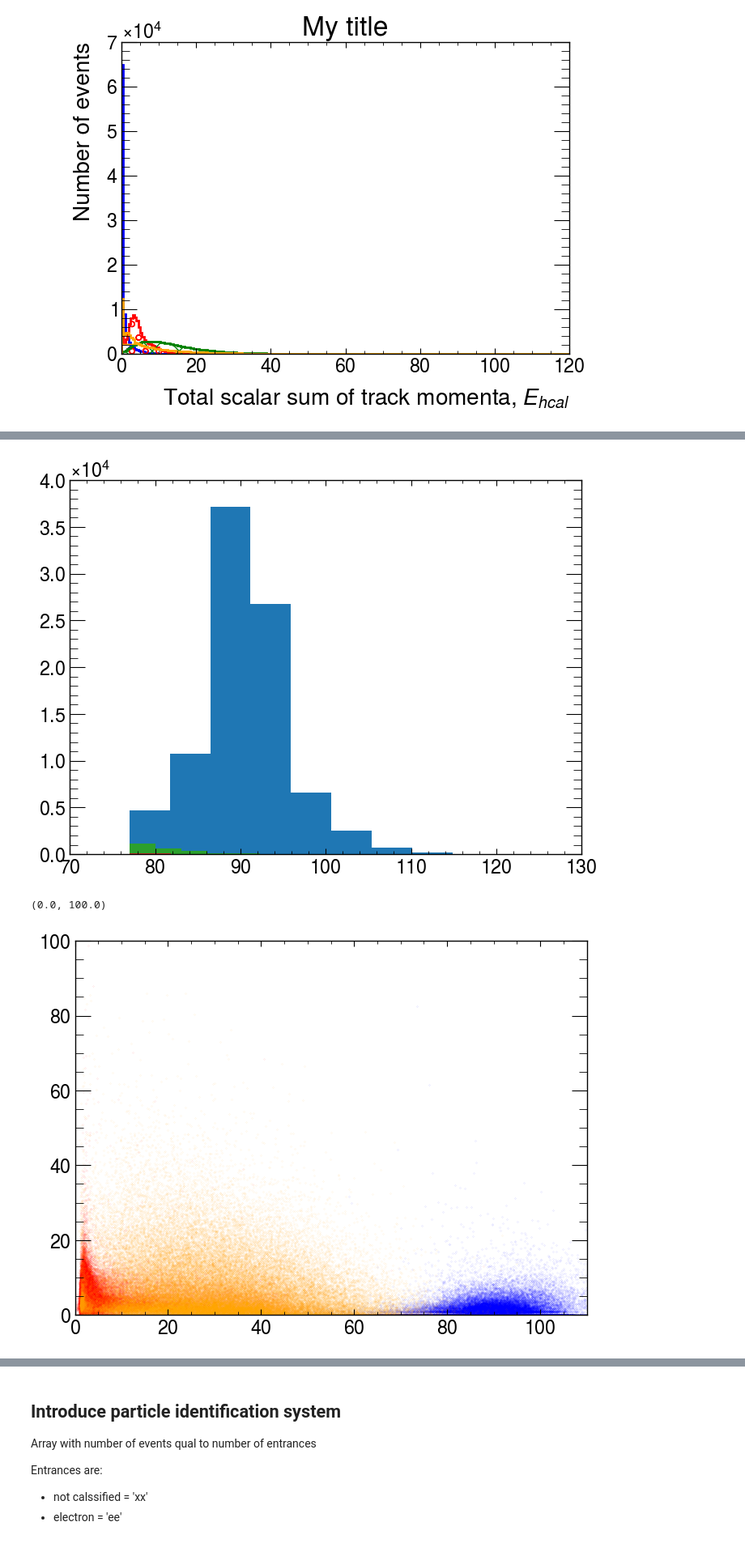
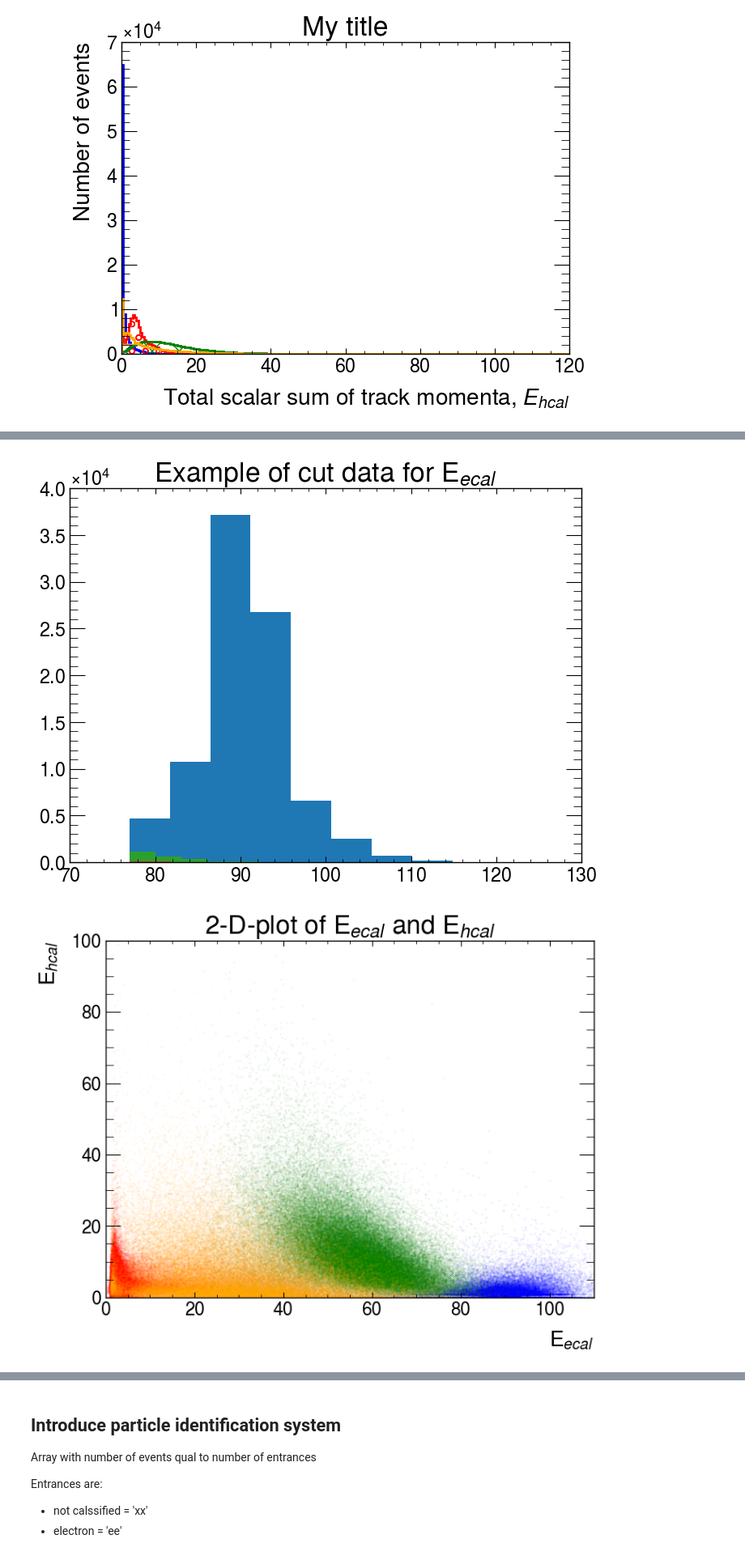
Before and after one commit to josepretel/z0-precisionmeasurement, a Jupyter notebook: z0_analysis.ipynb, the cells around one changed output, grey strips where cells are left out. Shown at 81% size. Drawn from its saved outputs; the diff is of its cells as text; code cells hidden in the pictures.

```diff
--- a/z0_analysis.ipynb
+++ b/z0_analysis.ipynb
@@ -442,19 +444,23 @@ plt.hist(E_ecal_ee[ee_mask_ee])
 plt.hist(E_ecal_mm[ee_mask_mm])
 plt.hist(E_ecal_qq[ee_mask_qq])
 plt.hist(E_ecal_tt[ee_mask_tt])
+plt.title('Example of cut data for E$_{ecal}$')
 plt.show()
 # %% [output]
-[figure, old version]
+[figure, new version]
 # %%
 plt.plot(E_ecal_ee, E_hcal_ee, '.', color= 'b', markersize=0.1)
 plt.plot(E_ecal_mm, E_hcal_mm, '.', color= 'r', markersize=0.1)
-#plt.plot(E_ecal_qq, E_hcal_qq, '.', color= 'green', markersize=0.1)
+plt.plot(E_ecal_qq, E_hcal_qq, '.', color= 'green', markersize=0.1)
 plt.plot(E_ecal_tt, E_hcal_tt, '.', color= 'orange', markersize=0.1)
+plt.xlabel('E$_{ecal}$')
+plt.ylabel('E$_{hcal}$')
+plt.title('2-D-plot of E$_{ecal}$ and E$_{hcal}$')
 plt.xlim(0,110)
 plt.ylim(0,100)
+plt.show()
 # %% [output]
-(0.0, 100.0)
-[figure, old version]
+[figure, new version]
 # %%
 plt.plot(nchar_ee, pchar_ee, '.', color= 'b', markersize=0.1)
 plt.plot(nchar_mm, pchar_mm, '.', color= 'r', markersize=0.1)
```
Also changed, not shown: parts of 13 cells of this notebook, 1 other file.
